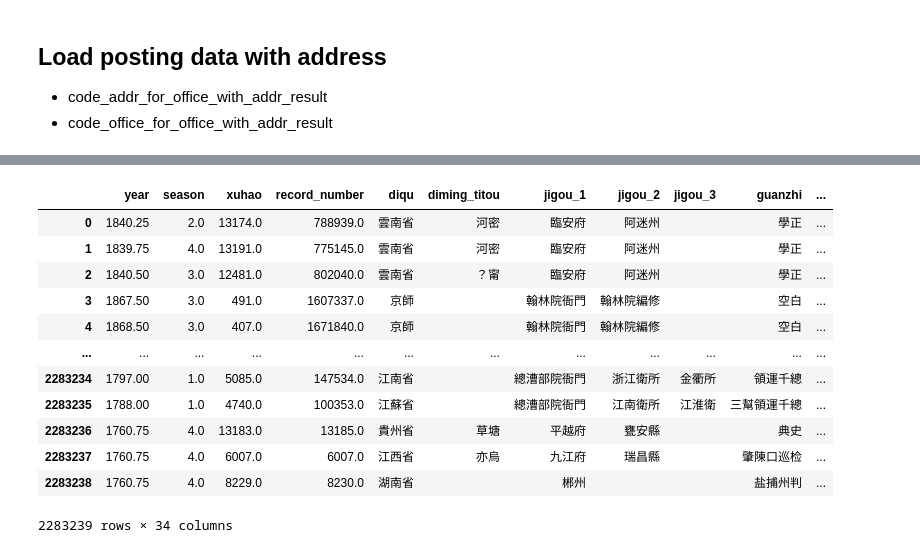
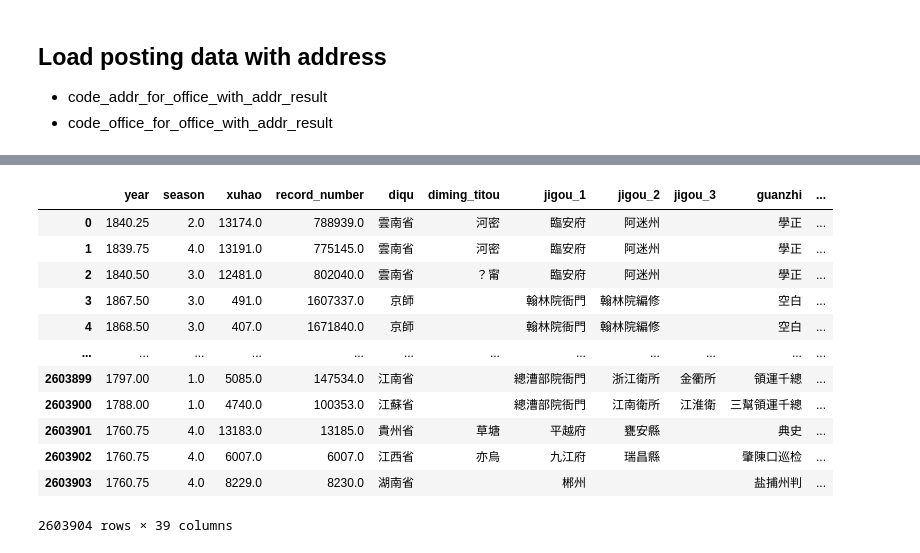
Before and after one commit to cbdb-project/Jinshenlu-20240725-Han-persons-not-in-CBDB_Hongsu, a Jupyter notebook: 6 Extract the cooked data/assign-labels-to-data.ipynb, the cells around one changed output, grey strips where cells are left out. Drawn from its saved outputs; the diff is of its cells as text; code cells hidden in the pictures.

```diff
--- a/6 Extract the cooked data/assign-labels-to-data.ipynb
+++ b/6 Extract the cooked data/assign-labels-to-data.ipynb
@@ -324,7 +342,7 @@ posting_office_only_office_source
 ## merge posting_office_only_office_source to df_new
 # drop id,
 posting_office_only_office_source = posting_office_only_office_source.drop(columns=["id", "cbdb_office_name_sim"])
-posting_office_only_office_source = posting_office_only_office_source.rename(columns={"cbdb_office_name":"cbdb_center_office_name", "cbdb_office_id":"cbdb_center_office_id"})
+posting_office_only_office_source = posting_office_only_office_source.rename(columns={"cbdb_office_name":"cbdb_posting_office_name", "cbdb_office_id":"cbdb_posting_office_id"})
 df_new = pd.merge(df_new, posting_office_only_office_source, on=["jigou_1_sim", "jigou_2_sim", "jigou_3_sim", "guanzhi_sim"], how="left")
 df_new
 # %% [output]
@@ -386,7 +390,6 @@ code_addr_for_office_with_addr_result
 code_addr_for_office_with_addr_result = code_addr_for_office_with_addr_result.fillna("")
 code_addr_for_office_with_addr_result = code_addr_for_office_with_addr_result[code_addr_for_office_with_addr_result["match_type"].isin(exact_flag)]
 code_addr_for_office_with_addr_result = code_addr_for_office_with_addr_result.rename(columns={"cbdb_id":"cbdb_posting_addr_id", "cbdb_addr_name":"cbdb_posting_addr_name", "cbdb_belong":"cbdb_posting_addr_belong"})
-code_addr_for_office_with_addr_result = code_addr_for_office_with_addr_result.rename(columns={"addr_name":"ren_xian_sim", "addr_belong":"ren_sheng_sim"})
-code_addr_for_office_with_addr_result = code_addr_for_office_with_addr_result[["ren_xian_sim", "ren_sheng_sim", "cbdb_posting_addr_id", "cbdb_posting_addr_name", "cbdb_posting_addr_belong"]]
+code_addr_for_office_with_addr_result = code_addr_for_office_with_addr_result.drop(columns=["id", "dy", "time", "match_type"])
 code_addr_for_office_with_addr_result
 # %% [output]
@@ -405,0 +409,6 @@ code_addr_for_office_with_addr_result
+# %%
+posting_office_addr_addr_source = pd.read_excel(INPUT_POSTING_OFFICE_ADDR_ADDR_CODING_PATH)
+posting_office_addr_addr_source = posting_office_addr_addr_source.fillna("")
+posting_office_addr_addr_source["addr_name"] = posting_office_addr_addr_source["addr_name"].apply(converter.convert)
+posting_office_addr_addr_source["addr_belong"] = posting_office_addr_addr_source["addr_belong"].apply(converter.convert)
+posting_office_addr_addr_source
@@ -405,0 +429,7 @@ code_addr_for_office_with_addr_result
+# %%
+posting_office_addr_addr_source = pd.merge(posting_office_addr_addr_source, code_addr_for_office_with_addr_result, on=["addr_name", "addr_belong"], how="left")
+posting_office_addr_addr_source = posting_office_addr_addr_source[posting_office_addr_addr_source["cbdb_posting_addr_id"].notnull()]
+posting_office_addr_addr_source = posting_office_addr_addr_source.sort_values("id", ascending=False)
+posting_office_addr_addr_source = posting_office_addr_addr_source.drop_duplicates(["diqu", "jigou_1", "jigou_2", "jigou_3"])
+posting_office_addr_addr_source = posting_office_addr_addr_source.drop(columns=["id", "dy", "addr_name", "addr_belong", "time"])
+posting_office_addr_addr_source
@@ -406,20 +450,20 @@ code_addr_for_office_with_addr_result
 # %%
-df_new = pd.merge(df_new, code_addr_for_office_with_addr_result, on=["ren_xian_sim", "ren_sheng_sim"], how="left")
+df_new = pd.merge(df_new, posting_office_addr_addr_source, on=["diqu", "jigou_1", "jigou_2", "jigou_3"], how="left")
 df_new
 # %% [output]
 |  | year | season | xuhao | record_number | diqu | diming_titou | jigou_1 | jigou_2 | jigou_3 | guanzhi | ... |
 | 0 | 1840.25 | 2.0 | 13174.0 | 788939.0 | 雲南省 | 河密 | 臨安府 | 阿迷州 |  | 學正 | ... |
 | 1 | 1839.75 | 4.0 | 13191.0 | 775145.0 | 雲南省 | 河密 | 臨安府 | 阿迷州 |  | 學正 | ... |
 | 2 | 1840.50 | 3.0 | 12481.0 | 802040.0 | 雲南省 | ？甯 | 臨安府 | 阿迷州 |  | 學正 | ... |
 | 3 | 1867.50 | 3.0 | 491.0 | 1607337.0 | 京師 |  | 翰林院衙門 | 翰林院編修 |  | 空白 | ... |
 | 4 | 1868.50 | 3.0 | 407.0 | 1671840.0 | 京師 |  | 翰林院衙門 | 翰林院編修 |  | 空白 | ... |
 | ... | ... | ... | ... | ... | ... | ... | ... | ... | ... | ... | ... |
-| 2283234 | 1797.00 | 1.0 | 5085.0 | 147534.0 | 江南省 |  | 總漕部院衙門 | 浙江衛所 | 金衢所 | 領運千總 | ... |
-| 2283235 | 1788.00 | 1.0 | 4740.0 | 100353.0 | 江蘇省 |  | 總漕部院衙門 | 江南衛所 | 江淮衛 | 三幫領運千總 | ... |
-| 2283236 | 1760.75 | 4.0 | 13183.0 | 13185.0 | 貴州省 | 草塘 | 平越府 | 甕安縣 |  | 典史 | ... |
-| 2283237 | 1760.75 | 4.0 | 6007.0 | 6007.0 | 江西省 | 亦烏 | 九江府 | 瑞昌縣 |  | 肇陳口巡检 | ... |
-| 2283238 | 1760.75 | 4.0 | 8229.0 | 8230.0 | 湖南省 |  | 郴州 |  |  | 盐捕州判 | ... |
+| 2603899 | 1797.00 | 1.0 | 5085.0 | 147534.0 | 江南省 |  | 總漕部院衙門 | 浙江衛所 | 金衢所 | 領運千總 | ... |
+| 2603900 | 1788.00 | 1.0 | 4740.0 | 100353.0 | 江蘇省 |  | 總漕部院衙門 | 江南衛所 | 江淮衛 | 三幫領運千總 | ... |
+| 2603901 | 1760.75 | 4.0 | 13183.0 | 13185.0 | 貴州省 | 草塘 | 平越府 | 甕安縣 |  | 典史 | ... |
+| 2603902 | 1760.75 | 4.0 | 6007.0 | 6007.0 | 江西省 | 亦烏 | 九江府 | 瑞昌縣 |  | 肇陳口巡检 | ... |
+| 2603903 | 1760.75 | 4.0 | 8229.0 | 8230.0 | 湖南省 |  | 郴州 |  |  | 盐捕州判 | ... |
-2283239 rows × 34 columns
+2603904 rows × 39 columns
 # %%
 # count how many cbdb_posting_addr_id is not null
 df_new[df_new["cbdb_posting_addr_id"].notnull()]
```
Also changed, not shown: parts of 33 cells of this notebook, 3 other files.
